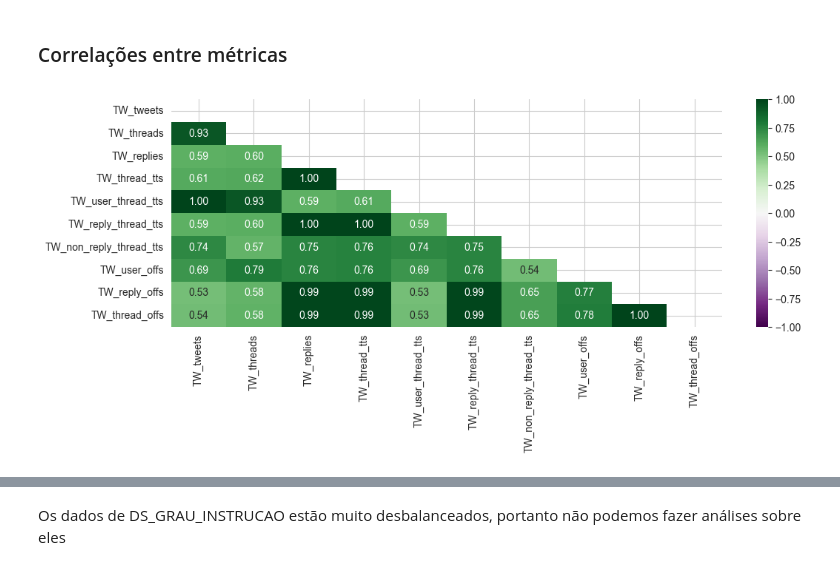
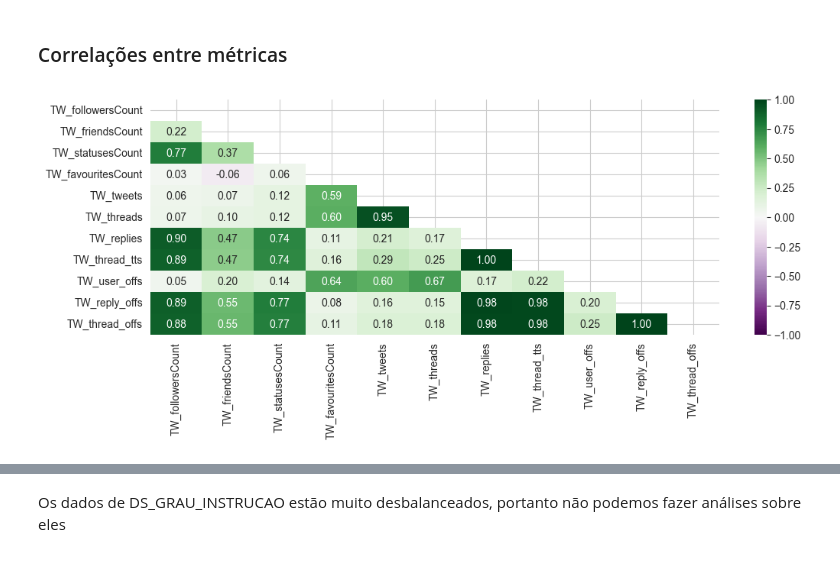
Before and after one commit to thiago-paim/projeto-tera, a Jupyter notebook: notebooks/ft_hf_results_analysis.ipynb, the cells around one changed output, grey strips where cells are left out. Saved outputs shown, nothing was run; the diff lists cells and outputs as text; code cells hidden in the pictures.

```diff
--- a/notebooks/ft_hf_results_analysis.ipynb
+++ b/notebooks/ft_hf_results_analysis.ipynb
@@ -234 +233,5 @@ memory usage: 7.8+ MB
+# %%
+# Adicionando coluna com o tamanho dos tweets
+tts_df['content_length'] = tts_df['content'].str.len()
+tts_df['filtered_content_length'] = tts_df['filtered_content'].str.len()
 # %%
@@ -520,0 +658,5 @@ def plot_corr_heatmap(df, figsize=(12, 4)):
+# %%
+account_metric_cols = ['TW_followersCount', "TW_friendsCount", "TW_statusesCount", "TW_favouritesCount",]
+
+print_quant_data(cand_df, account_metric_cols, 'TW_followersCount')
+plot_cols(cand_df, account_metric_cols)
@@ -648,0 +836,6 @@ Vamos analisar melhor a composição das threads para confirmar estas suposiçõ
+# %%
+limit = 7398.4  # 90th percentil
+filtered_cand_df = cand_df[cand_df['TW_thread_tts'] > limit]
+cand_df = cand_df[cand_df['TW_thread_tts'] <= limit]
+
+cand_df['TW_thread_tts'].describe(percentiles=[0.01, 0.25, 0.5, 0.75, 0.9, 0.95, 0.99])
@@ -650,0 +918,15 @@ Vamos analisar melhor a composição das threads para confirmar estas suposiçõ
+# %%
+def get_avg_tt_length(user):
+    _df = df[df['user'] == user]
+    return _df.content.str.len().mean()
+
+def get_std_tt_length(user):
+    _df = df[df['user'] == user]
+    return _df.content.str.len().std()
+
+cand_df['TW_avg_tt_length'] = cand_df['TW_USER'].apply(get_avg_tt_length)
+cand_df['TW_std_tt_length'] = cand_df['TW_USER'].apply(get_std_tt_length)
+tweet_length_cols = ['TW_avg_tt_length', 'TW_std_tt_length',]
+
+print_quant_data(cand_df, tweet_length_cols, 'TW_avg_tt_length')
+plot_cols(cand_df, tweet_length_cols)
@@ -1069,14 +1379,9 @@ Vamos agora avaliar a correlação entre estas variáveis para poder confirmar n
 # %% [markdown]
 ### Correlações entre métricas
 # %%
-# Avaliando correlação entre os valores brutos
-cols = [
-    'TW_tweets', 'TW_threads', 'TW_replies', 'TW_thread_tts',
-    'TW_user_thread_tts', 'TW_reply_thread_tts', 'TW_non_reply_thread_tts',
-    'TW_user_offs', 'TW_reply_offs', 'TW_thread_offs'
-]
+# Avaliando correlação entre os valores absolutos
+cols = account_metric_cols + direct_activity_cols + offense_count_cols
 _df = cand_df[cols]
-
 plot_corr_heatmap(_df)
 # %% [output]
-[figure, old version]
+[figure, new version]
```
Also changed, not shown: parts of 97 cells of this notebook, 1 other file.
